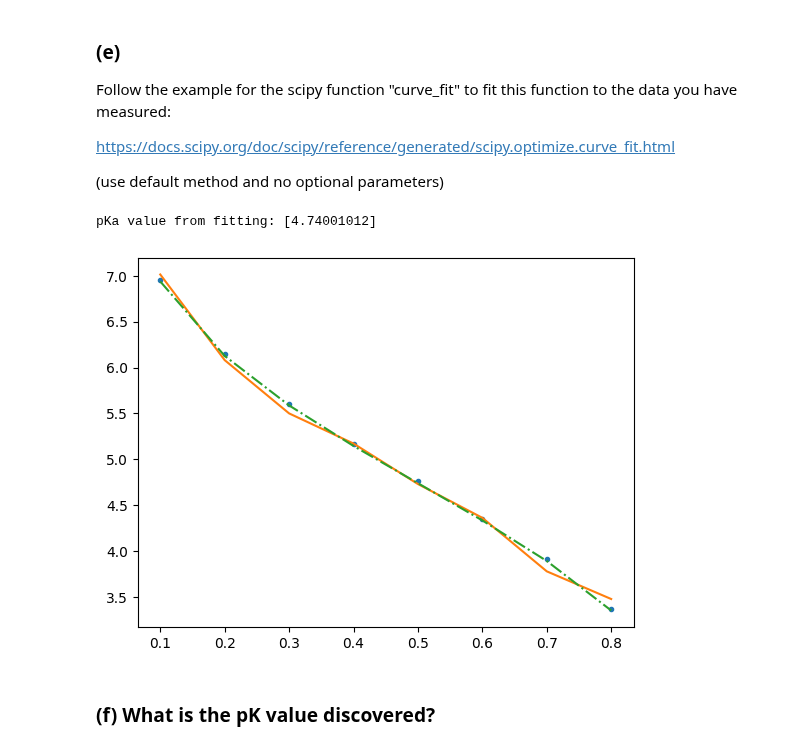
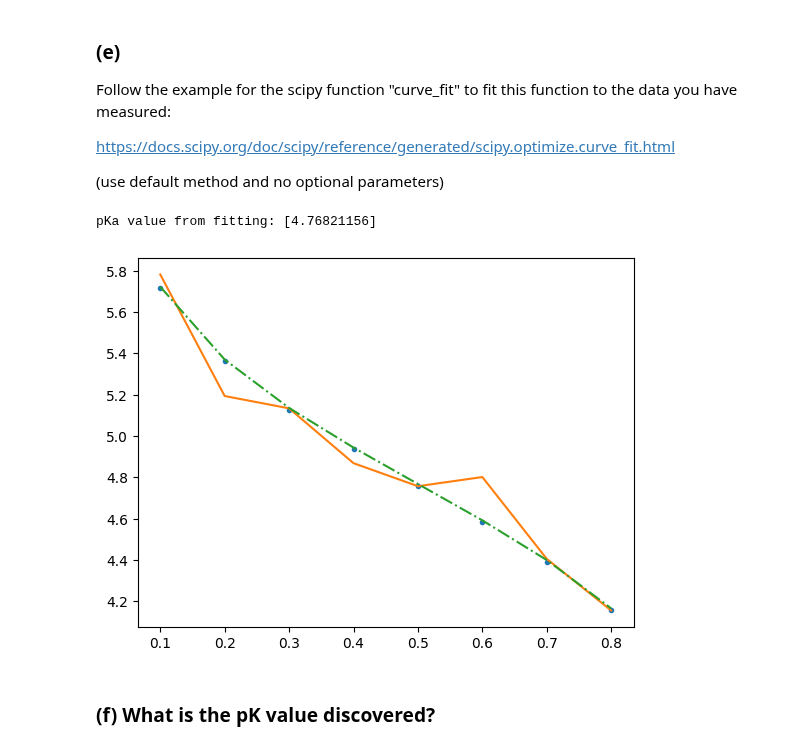
Before and after one commit to jess-garnett/LEGOLAS-Files, a Jupyter notebook: Code/LEGOLAS_Scripts/LegolasOutline.ipynb, the cells around one changed output. Saved outputs shown, nothing was run; the diff lists cells and outputs as text; code cells hidden in the pictures.

```diff
--- a/Code/LEGOLAS_Scripts/LegolasOutline.ipynb
+++ b/Code/LEGOLAS_Scripts/LegolasOutline.ipynb
@@ -278,41 +282,42 @@ Follow the example for the scipy function "curve_fit" to fit this function to th
 https://docs.scipy.org/doc/scipy/reference/generated/scipy.optimize.curve_fit.html
 
 (use default method and no optional parameters)
+# %%
+def ph_hh(x,pk):
+    """
+    - x is [acid]/[base] ratio
+    - pk is pKa of the weak acid
+    - pH is returned
+    """
+    return pk-np.log10(x)
 # %%
 from scipy.optimize import curve_fit
-def ph_hh(x,pk):
-    """
-    - x is [acid]/[base] ratio
-    - pk is pKa of the weak acid
-    - pH is returned
-    """
-    return pk-np.log(x)
 
 # Generate demo data
 import numpy as np
 from matplotlib import pyplot as plt
 mock_pk=4.76
 mixes=np.linspace(0.1,0.8,8)
 x_ratio=mixes/(1-mixes)
 mock_ph=ph_hh(x_ratio,mock_pk)
 gaussian_noise = np.random.normal(0, 0.1, mock_ph.shape)
 mock_ph_data=mock_ph+gaussian_noise
 
 #fit ph data
 ph_data=mock_ph_data
 x_ratio=mixes/(1-mixes)
 fit_pk=curve_fit(ph_hh,x_ratio,ph_data)
 print("pKa value from fitting:",fit_pk[0])
 fit_ph=ph_hh(x_ratio,fit_pk[0])
 
 plt.plot(mixes,mock_ph,".")
 plt.plot(mixes,mock_ph_data)
 plt.plot(mixes,fit_ph,"-.")
 
 plt.show()
 # %% [output]
-pKa value from fitting: [4.74001012]
+pKa value from fitting: [4.76821156]
-[figure, old version]
+[figure, new version]
 # %% [markdown]
 ### (f) What is the pK value discovered?
 # %% [markdown]
```
Also changed, not shown: parts of 9 cells of this notebook.
